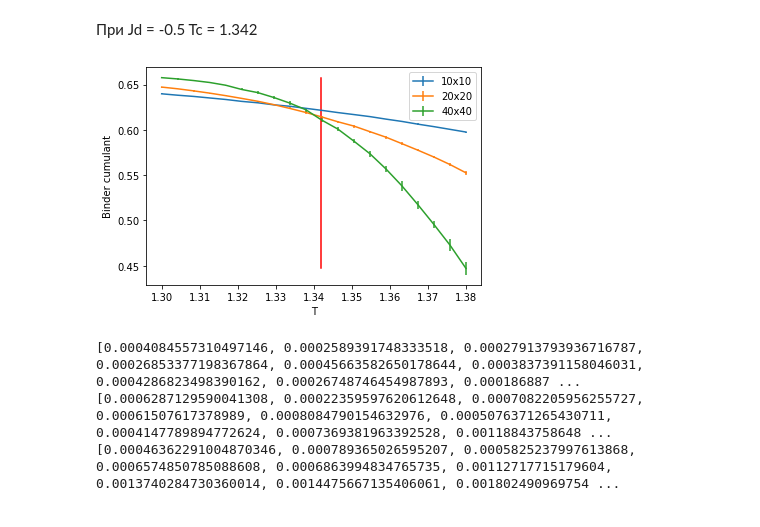
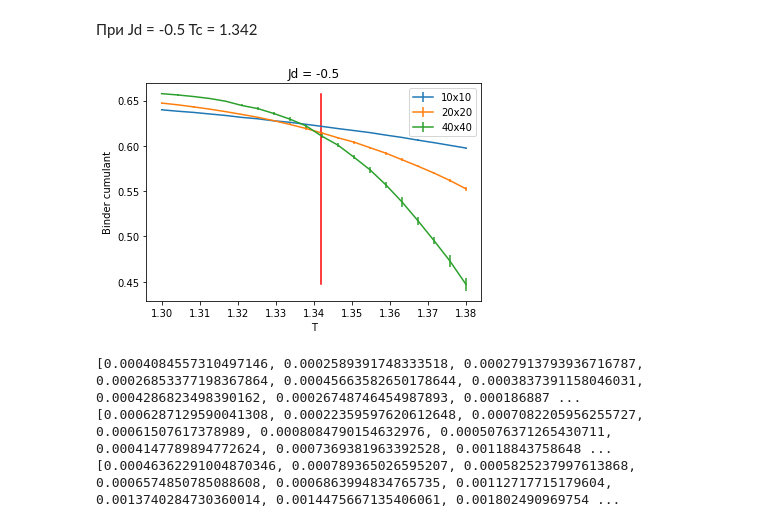
Before and after one commit to vnsverchkova/VKR, a Jupyter notebook: binder cumulatn.ipynb, the cells around one changed output. Cells and saved outputs as stored; diff of their text form; code cells hidden in the pictures.

```diff
--- a/binder cumulatn.ipynb
+++ b/binder cumulatn.ipynb
@@ -390,17 +393,19 @@ for t in range(T):
     binder40_05.append(np.mean( [binder_40[i,t] for i in range(N)] ))
     er40_05.append(np.std( [binder_40[i,t] for i in range(N)] ))
 # %%
+Temps = np.linspace(1.30, 1.38, 20)
 plt.errorbar(Temps, binder10_05, yerr = er10_05, label = '10x10')
 plt.errorbar(Temps, binder20_05, yerr = er20_05, label = '20x20')
 plt.errorbar(Temps, binder40_05, yerr = er40_05, label = '40x40')
 plt.plot([1.342]*20, np.linspace(binder40_05[0],binder40_05[-1],20), c = 'r')
 plt.legend()
+plt.title('Jd = -0.5')
 
 plt.xlabel("T")
 plt.ylabel("Binder cumulant")
 plt.show()
 # %% [output]
-[figure, old version]
+[figure, new version]
 # %%
 print(er10_05)
 print(er20_05)
```
Also changed, not shown: parts of 2 cells of this notebook.
